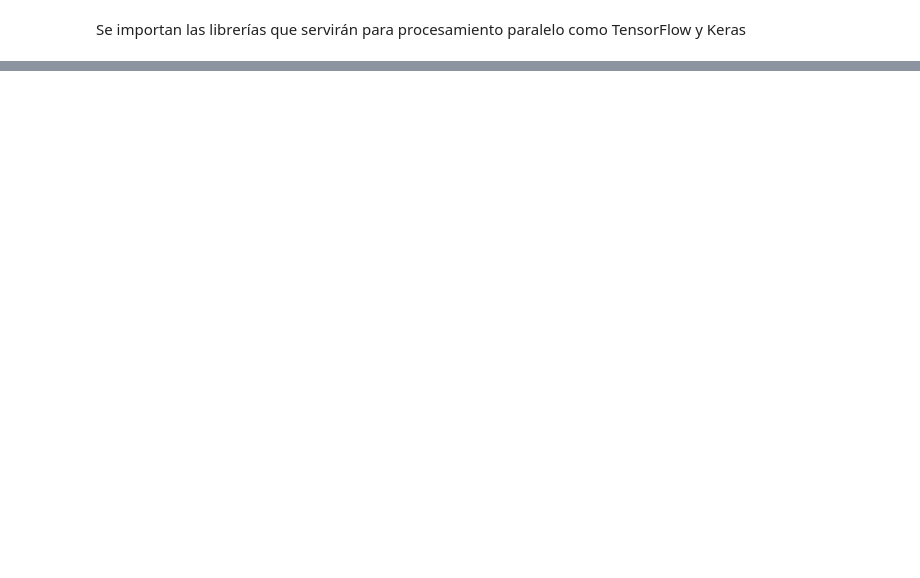
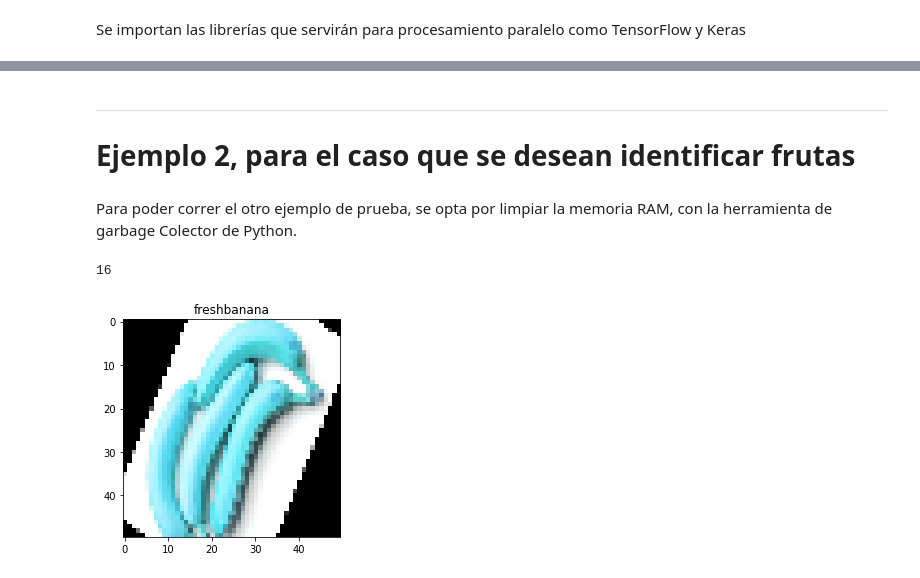
Before and after one commit to epinedaWorks/RedNeuronal_MLP_RNN_RNC, a Jupyter notebook: 2.RedNeuronalConvolucional/RedNeuronalConvolucional.17012140.ipynb, the cells around one changed output, grey strips where cells are left out. Drawn from its saved outputs; the diff is of its cells as text; code cells hidden in the pictures; blank space fills up the shorter version.

```diff
--- a/2.RedNeuronalConvolucional/RedNeuronalConvolucional.17012140.ipynb
+++ b/2.RedNeuronalConvolucional/RedNeuronalConvolucional.17012140.ipynb
@@ -263,0 +249,20 @@ Después de realizar el entrenamiento del modelo se puede concluir lo siguiente:
+# %% [markdown]
+***
+# Ejemplo 2, para el caso que se desean identificar frutas
+# %%
+name_label = {"freshapples":0,"freshbanana":1,"freshoranges":2,"rottenapples":3,"rottenbanana":4,"rottenoranges":5}
+name = ["freshapples", "freshbanana", "freshoranges", "rottenapples", "rottenbanana", "rottenoranges"]
+# %% [markdown]
+Para poder correr el otro ejemplo de prueba, se opta por limpiar la memoria RAM, con la herramienta de garbage Colector de Python.
+# %%
+import gc
+gc.collect()
+# %% [output]
+16
+# %%
+(fimg_train, flabels_train), (fimg_test, flabels_test) = load_images(name_label,"./data/fruit_train","./data/fruit_test",50)
+# %%
+index = np.random.randint(fimg_train.shape[0])
+plot_img(fimg_train[index], flabels_train[index])
+# %% [output]
+[figure, added]
```
Also changed, not shown: parts of 80 cells of this notebook, 5 other files.
